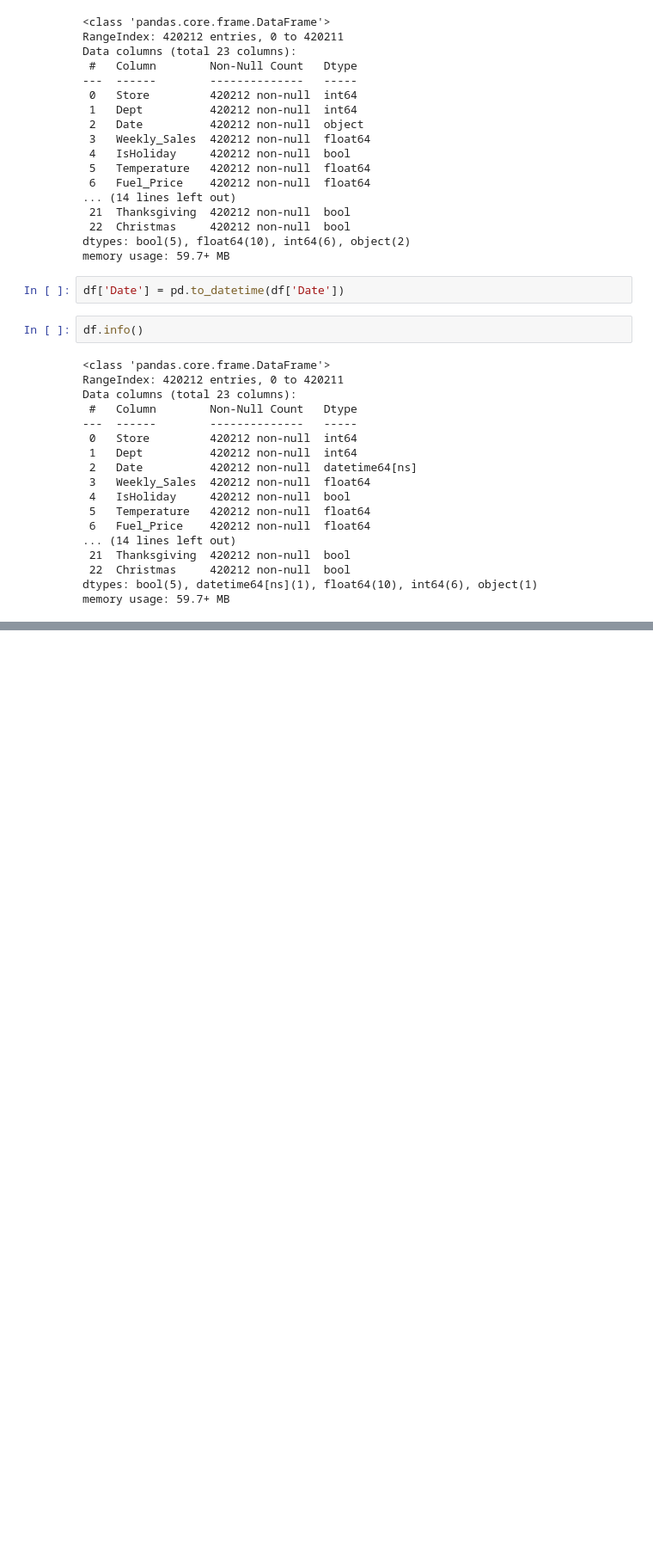
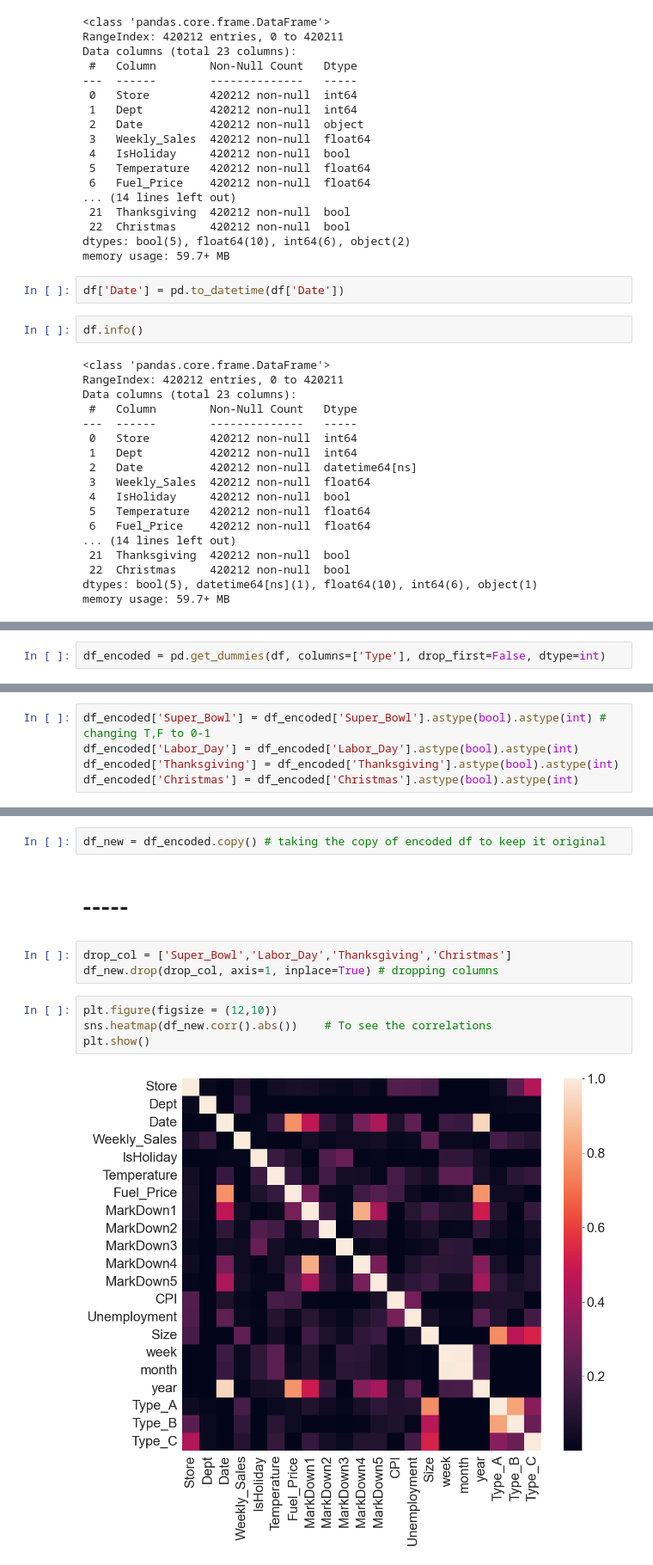
Before and after one commit to rabin20-04/ML-Algorithms, a Jupyter notebook: Retail Sales Forecasting/Retail_Sales_Forecasting_Walmart.ipynb, the cells around one changed output, grey strips where cells are left out. Shown at 86% size. Drawn from its saved outputs; the diff is of its cells as text; blank space fills up the shorter version.

```diff
--- a/Retail Sales Forecasting/Retail_Sales_Forecasting_Walmart.ipynb
+++ b/Retail Sales Forecasting/Retail_Sales_Forecasting_Walmart.ipynb
@@ -881,0 +889,2 @@ memory usage: 59.7+ MB
+# %%
+df_encoded = pd.get_dummies(df, columns=['Type'], drop_first=False, dtype=int)
@@ -881,0 +921,5 @@ memory usage: 59.7+ MB
+# %%
+df_encoded['Super_Bowl'] = df_encoded['Super_Bowl'].astype(bool).astype(int) # changing T,F to 0-1
+df_encoded['Labor_Day'] = df_encoded['Labor_Day'].astype(bool).astype(int)
+df_encoded['Thanksgiving'] = df_encoded['Thanksgiving'].astype(bool).astype(int)
+df_encoded['Christmas'] = df_encoded['Christmas'].astype(bool).astype(int)
@@ -881,0 +931,13 @@ memory usage: 59.7+ MB
+# %%
+df_new = df_encoded.copy() # taking the copy of encoded df to keep it original
+# %% [markdown]
+# -----
+# %%
+drop_col = ['Super_Bowl','Labor_Day','Thanksgiving','Christmas']
+df_new.drop(drop_col, axis=1, inplace=True) # dropping columns
+# %%
+plt.figure(figsize = (12,10))
+sns.heatmap(df_new.corr().abs())    # To see the correlations
+plt.show()
+# %% [output]
+[figure, added]
```
Also changed, not shown: parts of 45 cells of this notebook, 3 other files.
